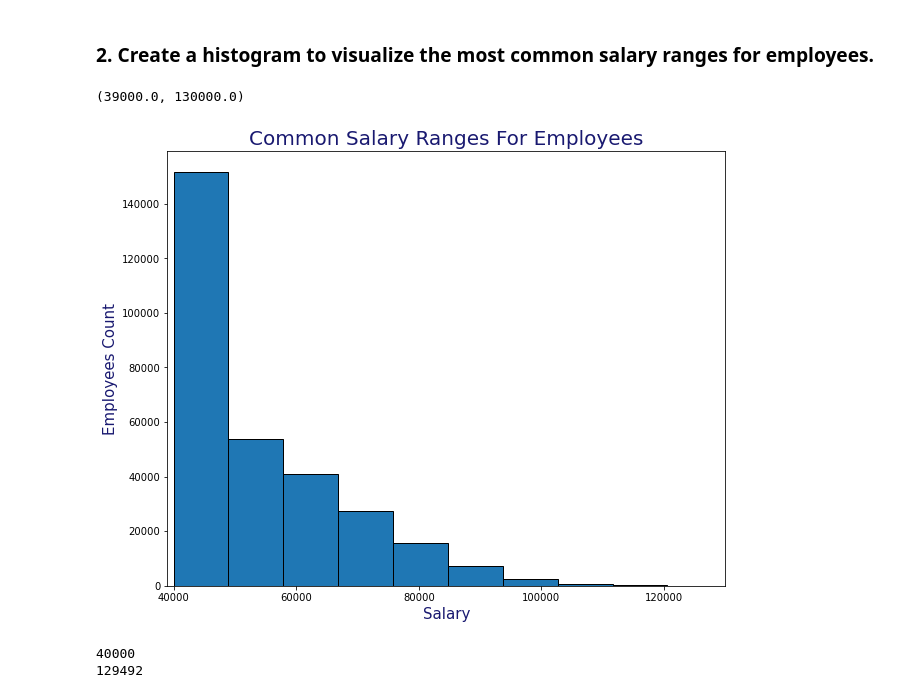
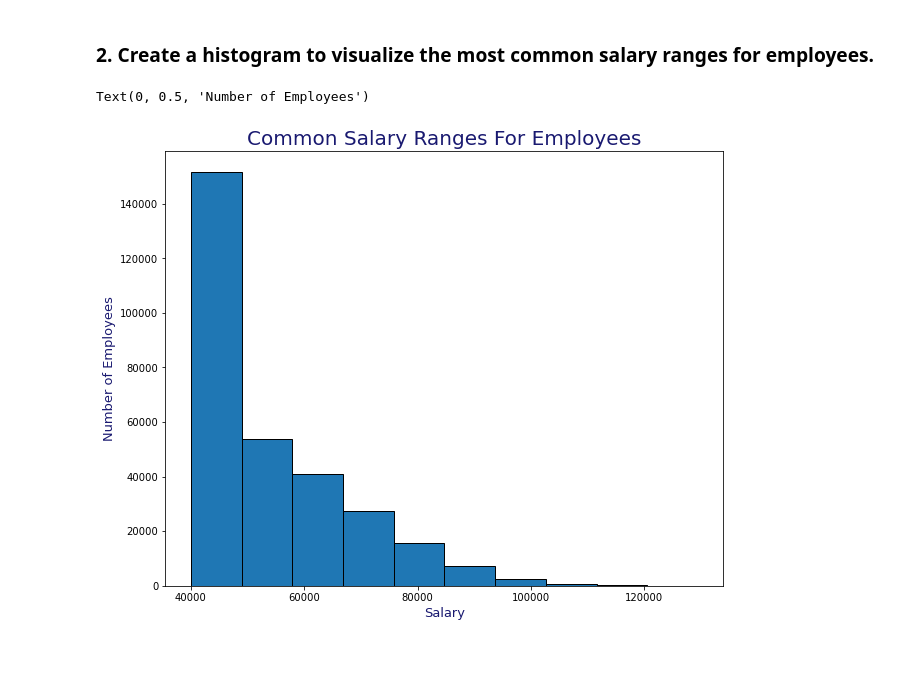
Before and after one commit to JimKTran/UofT-BCS-SQL-Challenge, a Jupyter notebook: EmployeeSQL/Bonus_db.ipynb, the cells around one changed output. Drawn from its saved outputs; the diff is of its cells as text; code cells hidden in the pictures; blank space fills up the shorter version.

```diff
--- a/EmployeeSQL/Bonus_db.ipynb
+++ b/EmployeeSQL/Bonus_db.ipynb
@@ -64,16 +64,8 @@ all_data
 # %%
 all_data['salary'].plot(kind='hist', edgecolor='black', align='mid', figsize=(10,8))
 plt.title('Common Salary Ranges For Employees', fontsize =20, color='midnightblue')
-plt.xlabel('Salary', fontsize=15, color='midnightblue')
-plt.ylabel('Number of Employees Count', fontsize=15, color='midnightblue')
-plt.xlim(39000, 130000)
-plt.ylim(0, 150000)
+plt.xlabel('Salary', fontsize=13, color='midnightblue')
+plt.ylabel('Number of Employees', fontsize=13, color='midnightblue')
 # %% [output]
-(39000.0, 130000.0)
+Text(0, 0.5, 'Number of Employees')
-[figure, old version]
+[figure, new version]
-# %%
-print(all_data['salary'].min())
-print(all_data['salary'].max())
-# %% [output]
-40000
-129492
```
Also changed, not shown: parts of 6 cells of this notebook.
